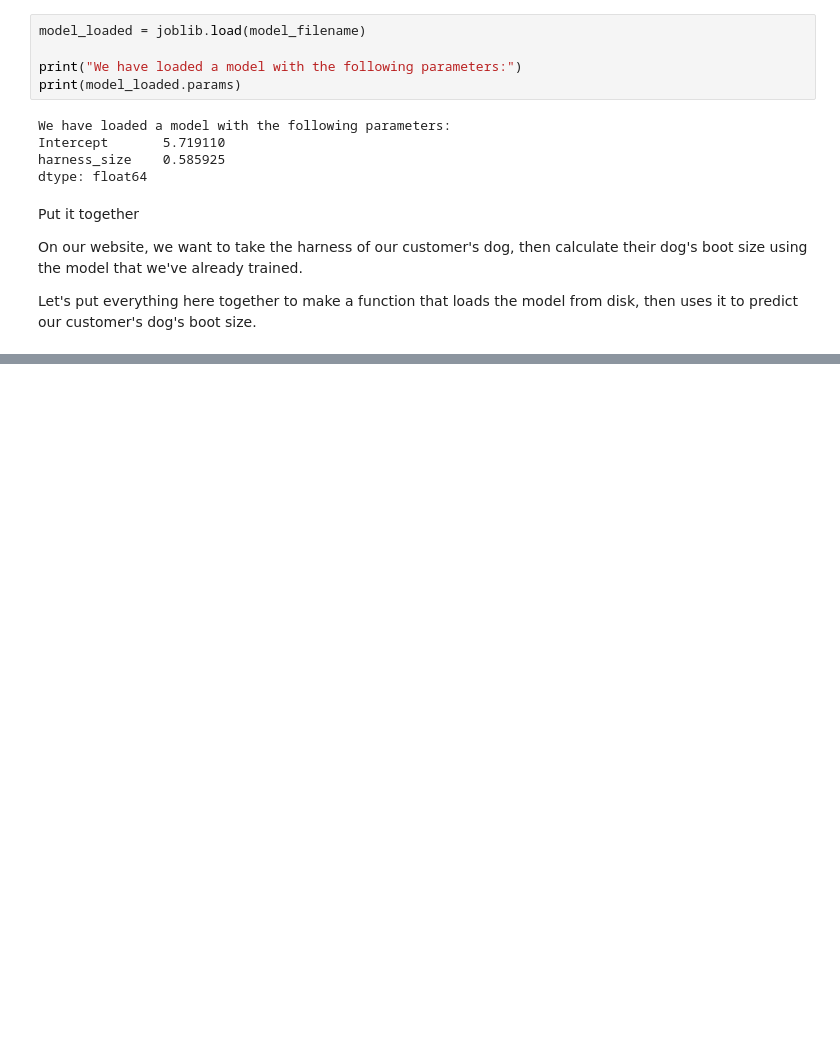
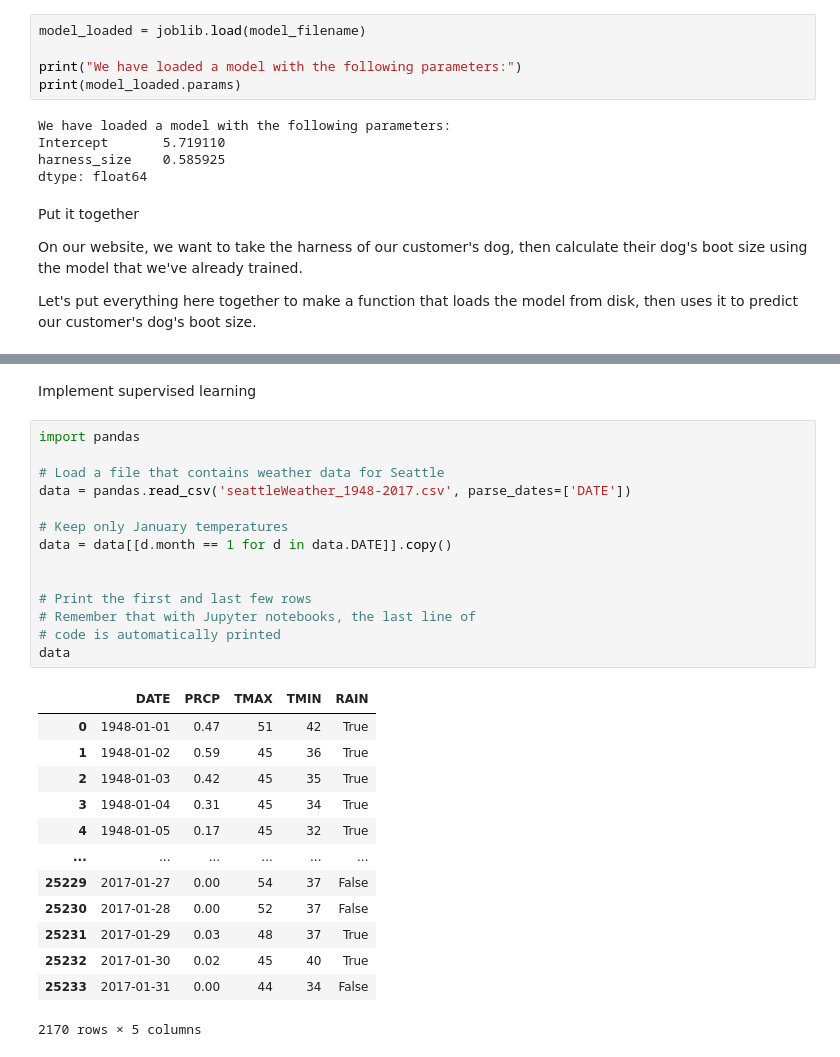
Before and after one commit to walethewave/Flexisaf-Gen-AI-DS-Internship, a Jupyter notebook: Flexisaf.ipynb, the cells around one changed output, grey strips where cells are left out. Saved outputs shown, nothing was run; the diff lists cells and outputs as text; blank space fills up the shorter version.

```diff
--- a/Flexisaf.ipynb
+++ b/Flexisaf.ipynb
@@ -477,0 +620,30 @@ Let's put everything here together to make a function that loads the model from
+# %% [markdown]
+Implement supervised learning
+# %%
+import pandas
+
+# Load a file that contains weather data for Seattle
+data = pandas.read_csv('seattleWeather_1948-2017.csv', parse_dates=['DATE'])
+
+# Keep only January temperatures
+data = data[[d.month == 1 for d in data.DATE]].copy()
+
+
+# Print the first and last few rows
+# Remember that with Jupyter notebooks, the last line of
+# code is automatically printed
+data
+# %% [output]
+|  | DATE | PRCP | TMAX | TMIN | RAIN |
+| 0 | 1948-01-01 | 0.47 | 51 | 42 | True |
+| 1 | 1948-01-02 | 0.59 | 45 | 36 | True |
+| 2 | 1948-01-03 | 0.42 | 45 | 35 | True |
+| 3 | 1948-01-04 | 0.31 | 45 | 34 | True |
+| 4 | 1948-01-05 | 0.17 | 45 | 32 | True |
+| ... | ... | ... | ... | ... | ... |
+| 25229 | 2017-01-27 | 0.00 | 54 | 37 | False |
+| 25230 | 2017-01-28 | 0.00 | 52 | 37 | False |
+| 25231 | 2017-01-29 | 0.03 | 48 | 37 | True |
+| 25232 | 2017-01-30 | 0.02 | 45 | 40 | True |
+| 25233 | 2017-01-31 | 0.00 | 44 | 34 | False |
+2170 rows × 5 columns
```
Also changed, not shown: parts of 28 cells of this notebook, 1 other file.
